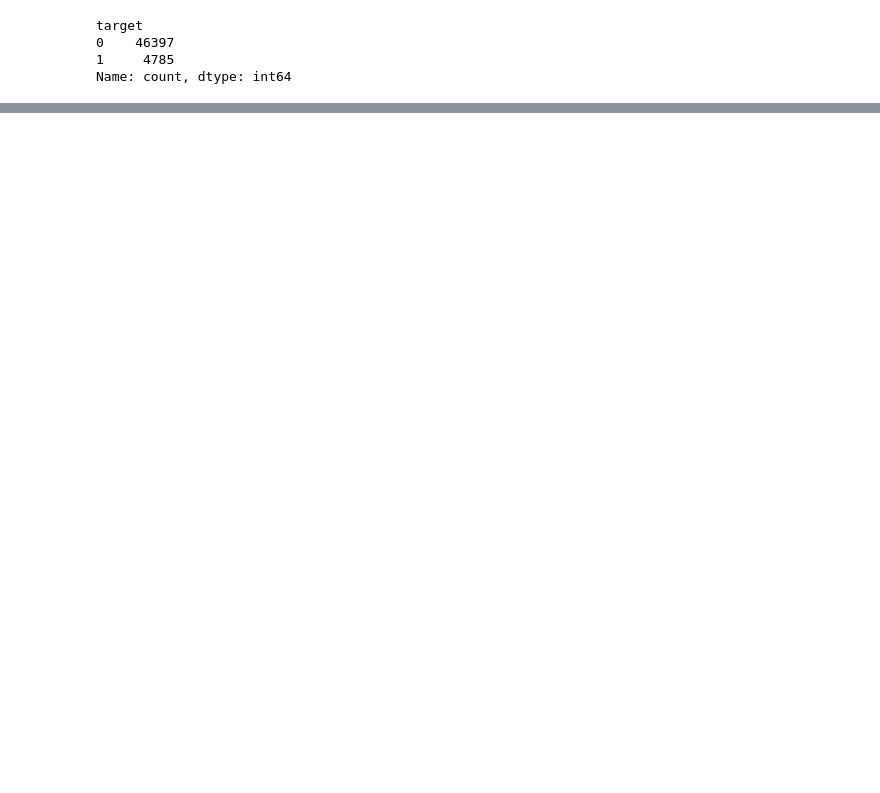
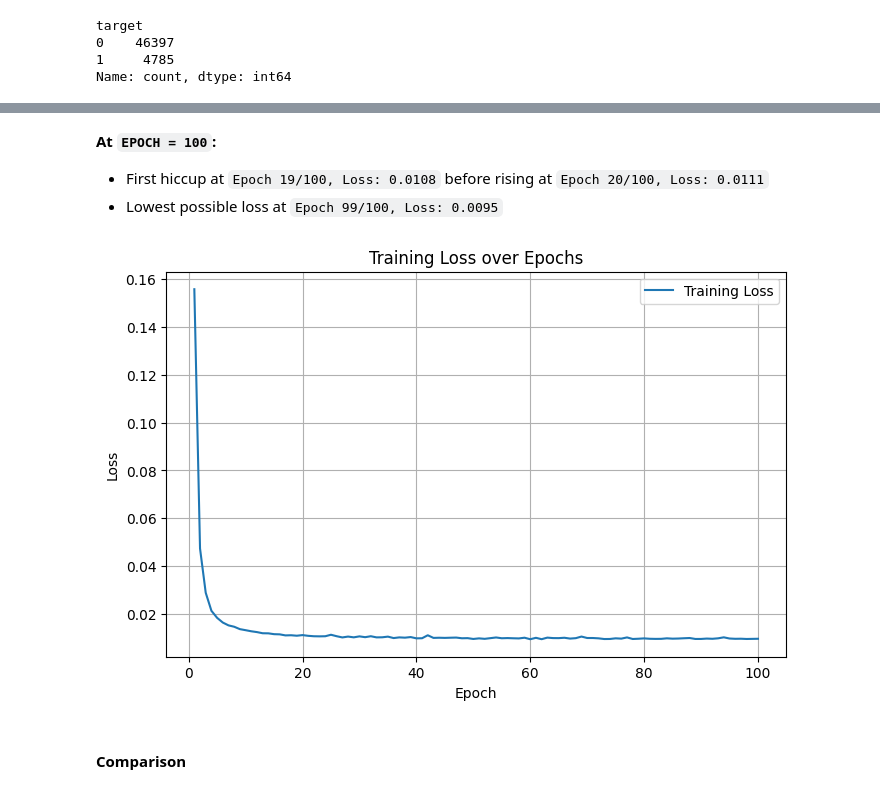
Before and after one commit to LtUdon/ECG-Abnormal-Heartbeat-Detection, a Jupyter notebook: MLP_Gian/MLP.ipynb, the cells around one changed output, grey strips where cells are left out. Cells and saved outputs as stored; diff of their text form; code cells hidden in the pictures; blank space fills up the shorter version.

```diff
--- a/MLP_Gian/MLP.ipynb
+++ b/MLP_Gian/MLP.ipynb
@@ -44,0 +101,7 @@ Name: count, dtype: int64
+# %%
+SEED = 825
+torch.manual_seed(SEED)                                               # Set the random seed for reproducibility
+device = torch.device("cuda" if torch.cuda.is_available() else "cpu") # Set the device to GPU if available, otherwise CPU
+
+criterion = nn.CrossEntropyLoss() # Loss Function for multi-class classification
+EPOCHS = 100
@@ -44,0 +125,6 @@ Name: count, dtype: int64
+# %%
+train_data = to_tensor_dataset(df_train)
+valid_data = to_tensor_dataset(df_valid)
+
+train_loader = DataLoader(train_data, batch_size=512, shuffle=True)
+valid_loader = DataLoader(valid_data, batch_size=512, shuffle=False)
@@ -44,0 +176,12 @@ Name: count, dtype: int64
+# %%
+class MLP(nn.Module):
+    def __init__(self):
+        super(MLP, self).__init__()
+        self.flatten = nn.Flatten()       # Flattens the input tensor to a 1D tensor
+        self.hidden  = nn.Linear(252, 32) # Mapping 252 input features (x_n) to 32 hidden neurons
+        self.output  = nn.Linear(32, 2)   # Mapping 32 hidden neurons to 2 output classes (normal/abnormal)
+
+    def forward(self, x):
+        z = self.hidden(self.flatten(x))
+        h = torch.relu(z)
+        return self.output(h)
@@ -44,0 +190,2 @@ Name: count, dtype: int64
+# %%
+MLP, MLP_epoch_log, MLP_loss_log = fit(MLP, train_data, isTraining=True)
@@ -44,0 +210,20 @@ Name: count, dtype: int64
+# %% [markdown]
+**At `EPOCH = 100`:**
+- First hiccup at `Epoch 19/100, Loss: 0.0108` before rising at `Epoch 20/100, Loss: 0.0111`
+- Lowest possible loss at `Epoch 99/100, Loss: 0.0095`
+# %%
+Path("images").mkdir(parents=True, exist_ok=True)
+
+plt.figure(figsize=(8, 5))
+plt.plot(MLP_epoch_log, MLP_loss_log, label='Training Loss')
+plt.xlabel('Epoch')
+plt.ylabel('Loss')
+plt.title('Training Loss over Epochs')
+plt.legend()
+plt.grid(True)
+plt.savefig('images/Training_Loss_over_Epochs.png', dpi=300, bbox_inches='tight')
+plt.show()
+# %% [output]
+[figure, added]
+# %% [markdown]
+#### Comparison
```
Also changed, not shown: parts of 23 cells of this notebook, 1 other file.
